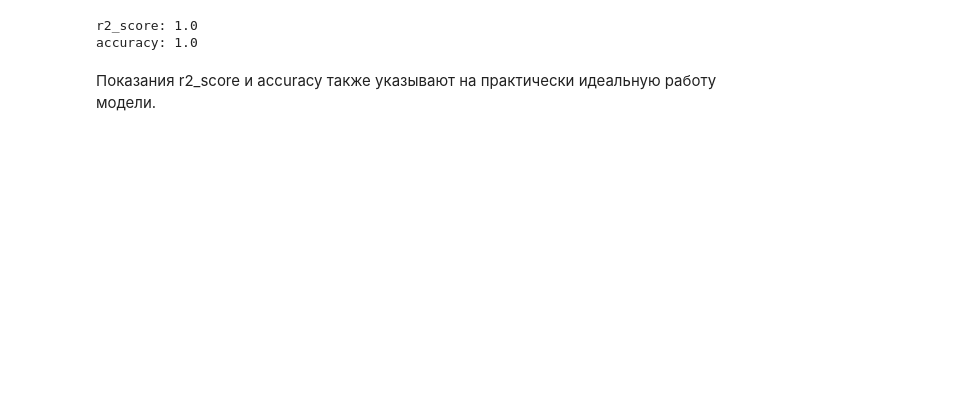
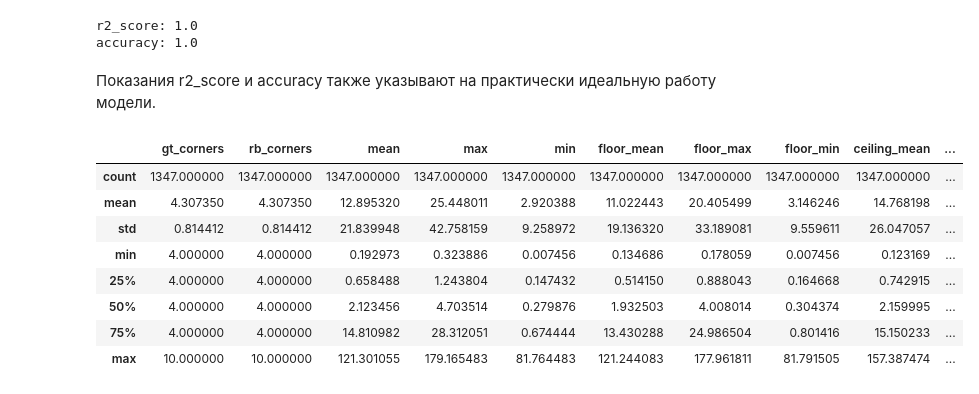
Before and after one commit to wyzzy892/Test, a Jupyter notebook: Notebook.ipynb, the cells around one changed output. Drawn from its saved outputs; the diff is of its cells as text; code cells hidden in the pictures; blank space fills up the shorter version.

```diff
--- a/Notebook.ipynb
+++ b/Notebook.ipynb
@@ -32,3 +31,15 @@ r2_score: 1.0
 accuracy: 1.0
 # %% [markdown]
 Показания r2_score и accuracy также указывают на практически идеальную работу модели.
+# %%
+df.describe()
+# %% [output]
+|  | gt_corners | rb_corners | mean | max | min | floor_mean | floor_max | floor_min | ceiling_mean | ... |
+| count | 1347.000000 | 1347.000000 | 1347.000000 | 1347.000000 | 1347.000000 | 1347.000000 | 1347.000000 | 1347.000000 | 1347.000000 | ... |
+| mean | 4.307350 | 4.307350 | 12.895320 | 25.448011 | 2.920388 | 11.022443 | 20.405499 | 3.146246 | 14.768198 | ... |
+| std | 0.814412 | 0.814412 | 21.839948 | 42.758159 | 9.258972 | 19.136320 | 33.189081 | 9.559611 | 26.047057 | ... |
+| min | 4.000000 | 4.000000 | 0.192973 | 0.323886 | 0.007456 | 0.134686 | 0.178059 | 0.007456 | 0.123169 | ... |
+| 25% | 4.000000 | 4.000000 | 0.658488 | 1.243804 | 0.147432 | 0.514150 | 0.888043 | 0.164668 | 0.742915 | ... |
+| 50% | 4.000000 | 4.000000 | 2.123456 | 4.703514 | 0.279876 | 1.932503 | 4.008014 | 0.304374 | 2.159995 | ... |
+| 75% | 4.000000 | 4.000000 | 14.810982 | 28.312051 | 0.674444 | 13.430288 | 24.986504 | 0.801416 | 15.150233 | ... |
+| max | 10.000000 | 10.000000 | 121.301055 | 179.165483 | 81.764483 | 121.244083 | 177.961811 | 81.791505 | 157.387474 | ... |
```
Also changed, not shown: parts of 3 cells of this notebook.
